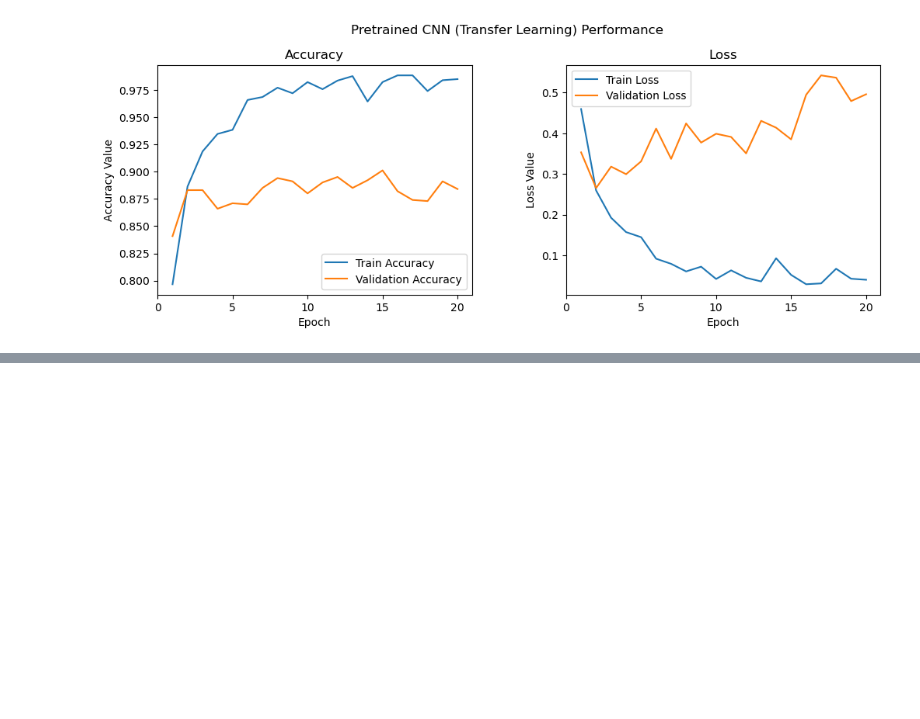
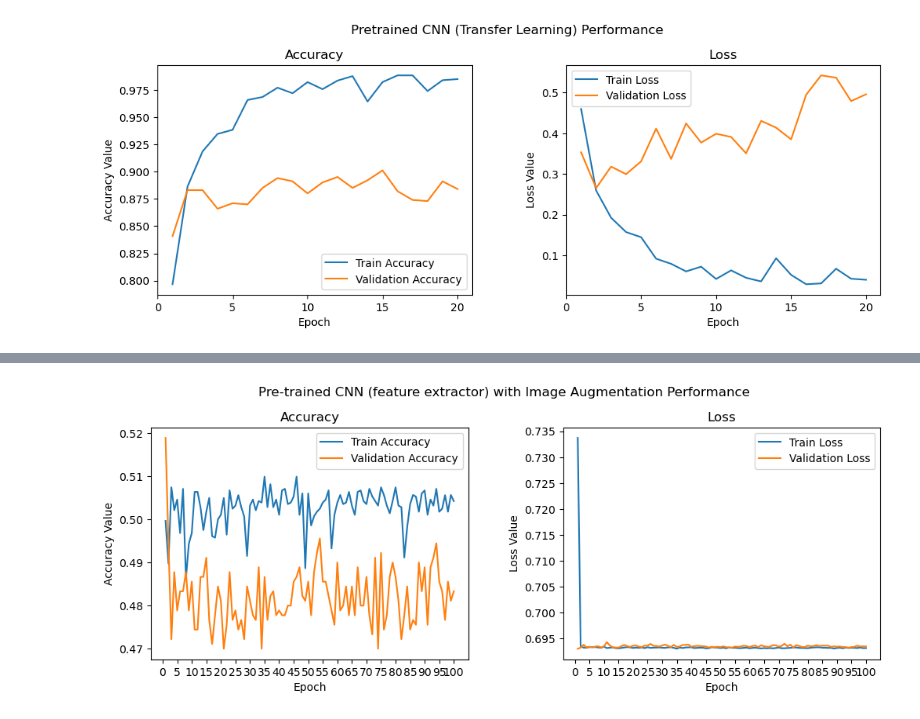
Before and after one commit to mshayganfar/ML_coding, a Jupyter notebook: transfer_learning/CNN_transfer_learning.ipynb, the cells around one changed output, grey strips where cells are left out. Saved outputs shown, nothing was run; the diff lists cells and outputs as text; code cells hidden in the pictures; blank space fills up the shorter version.

```diff
--- a/transfer_learning/CNN_transfer_learning.ipynb
+++ b/transfer_learning/CNN_transfer_learning.ipynb
@@ -548,0 +661,7 @@ model.save('models/cats_dogs_transfer_learning_basic_cnn.h5')
+# %%
+train_datagen = ImageDataGenerator(rescale=1./255, zoom_range=0.3, rotation_range=50,
+                                   width_shift_range=0.2, height_shift_range=0.2, shear_range=0.2,
+                                   horizontal_flip=True, fill_mode='nearest')
+val_datagen = ImageDataGenerator(rescale=1./255)
+train_generator = train_datagen.flow(train_imgs, train_labels_enc, batch_size=30)
+val_generator = val_datagen.flow(validation_imgs, validation_labels_enc, batch_size=20)
@@ -548,0 +672,13 @@ model.save('models/cats_dogs_transfer_learning_basic_cnn.h5')
+# %%
+model = Sequential()
+model.add(vgg_model)
+model.add(Dense(512, activation='relu', input_dim=input_shape))
+model.add(Dropout(0.3))
+model.add(Dense(512, activation='relu'))
+model.add(Dropout(0.3))
+model.add(Dense(1, activation='sigmoid'))
+# %%
+model.compile(loss='binary_crossentropy',
+              optimizer='adam',
+#               optimizer=optimizer_v2.rmsprop.RMSProp(learning_rate=1e-4),
+              metrics=['accuracy'])
@@ -548,0 +689,4 @@ model.save('models/cats_dogs_transfer_learning_basic_cnn.h5')
+# %%
+history = model.fit(train_generator, steps_per_epoch=95, epochs=100,
+                    validation_data=val_generator, validation_steps=45,
+                    verbose=1)
@@ -548,0 +711,23 @@ model.save('models/cats_dogs_transfer_learning_basic_cnn.h5')
+# %%
+f, (ax1, ax2) = plt.subplots(1, 2, figsize=(12, 4))
+t = f.suptitle('Pre-trained CNN (feature extractor) with Image Augmentation Performance', fontsize=12)
+f.subplots_adjust(top=0.85, wspace=0.3)
+
+epoch_list = list(range(1,101))
+ax1.plot(epoch_list, history.history['accuracy'], label='Train Accuracy')
+ax1.plot(epoch_list, history.history['val_accuracy'], label='Validation Accuracy')
+ax1.set_xticks(np.arange(0, 101, 5))
+ax1.set_ylabel('Accuracy Value')
+ax1.set_xlabel('Epoch')
+ax1.set_title('Accuracy')
+l1 = ax1.legend(loc="best")
+
+ax2.plot(epoch_list, history.history['loss'], label='Train Loss')
+ax2.plot(epoch_list, history.history['val_loss'], label='Validation Loss')
+ax2.set_xticks(np.arange(0, 101, 5))
+ax2.set_ylabel('Loss Value')
+ax2.set_xlabel('Epoch')
+ax2.set_title('Loss')
+l2 = ax2.legend(loc="best")
+# %% [output]
+[figure, added]
```
Also changed, not shown: parts of 16 cells of this notebook.
